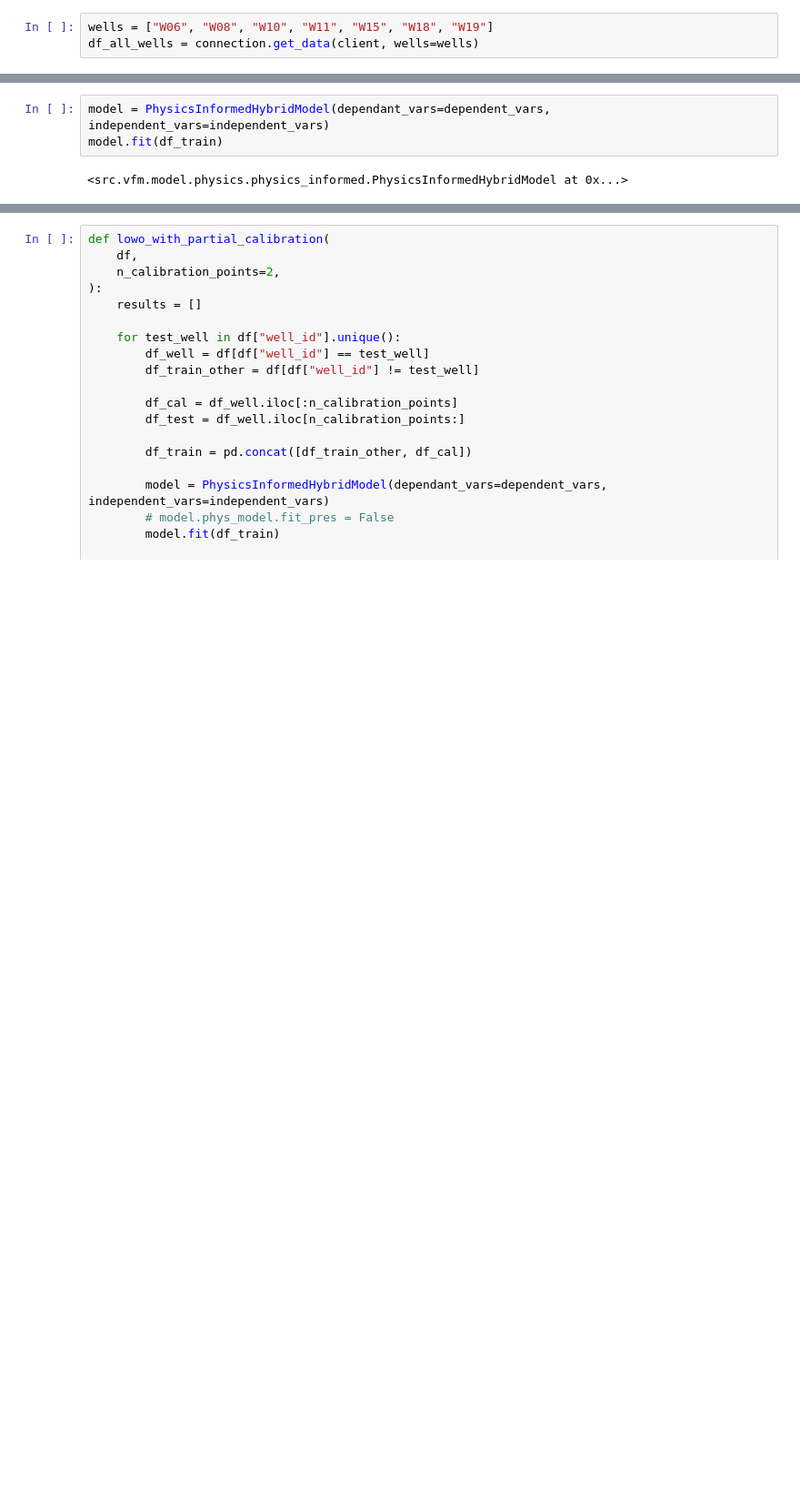
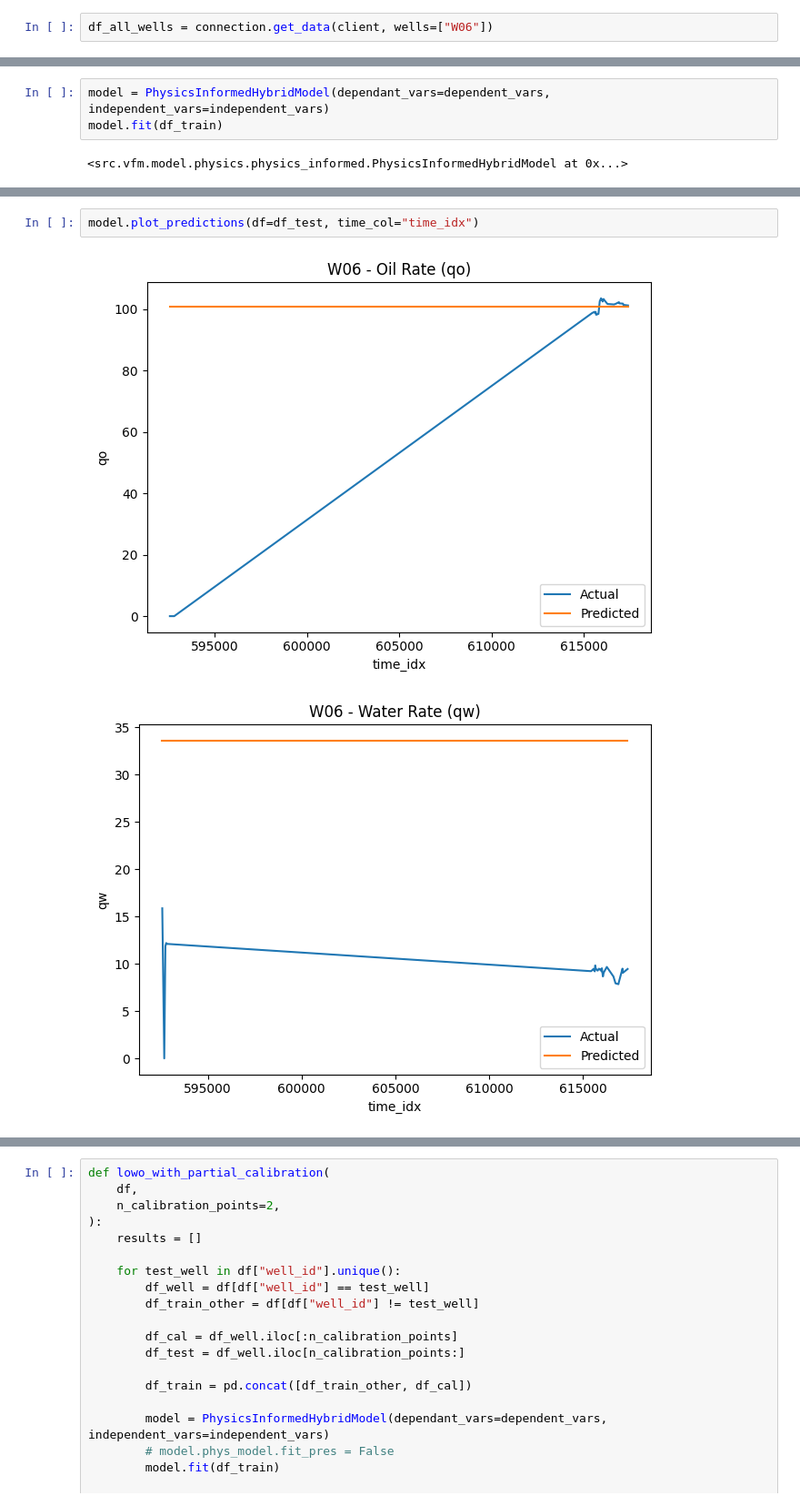
Before and after one commit to pcperera/vfm, a Jupyter notebook: lowo.ipynb, the cells around one changed output, grey strips where cells are left out. Shown: that part at 91% size. Drawn from its saved outputs; the diff is of its cells as text; blank space fills up the shorter version.

```diff
--- a/lowo.ipynb
+++ b/lowo.ipynb
@@ -25,5 +25,4 @@ connection = Connection()
 # Get client
 client = connection.get_client()
 # %%
-wells = ["W06", "W08", "W10", "W11", "W15", "W18", "W19"]
-df_all_wells = connection.get_data(client, wells=wells)
+df_all_wells = connection.get_data(client, wells=["W06"])
@@ -162,0 +133,5 @@ model.hybrid_score(df_test)
+# %%
+model.plot_predictions(df=df_test, time_col="time_idx")
+# %% [output]
+[figure, added]
+[figure, added]
```
Also changed, not shown: parts of 8 cells of this notebook, 12 other files.
